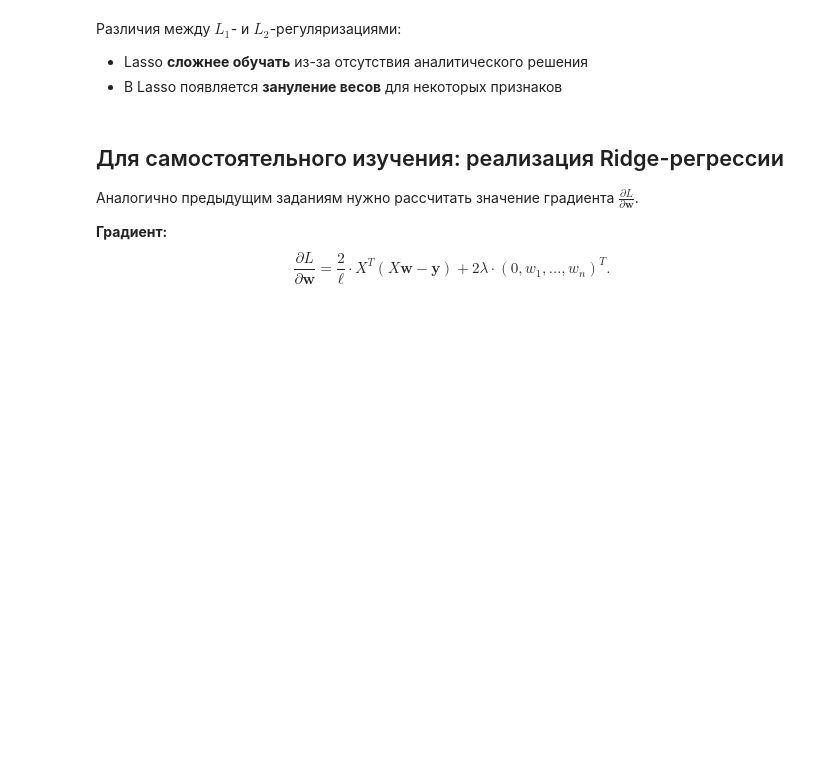
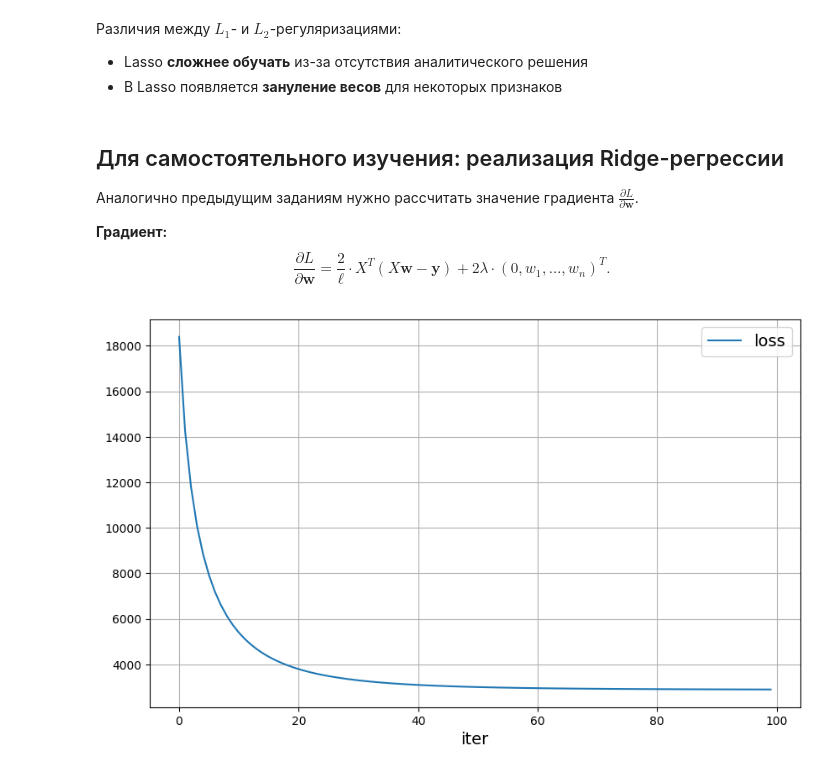
Before and after one commit to Feqqf/Machine_learning_colab, a Jupyter notebook: part_2_regularization.ipynb, the cells around one changed output. Drawn from its saved outputs; the diff is of its cells as text; code cells hidden in the pictures; blank space fills up the shorter version.

```diff
--- a/part_2_regularization.ipynb
+++ b/part_2_regularization.ipynb
@@ -418,3 +445,14 @@ class MyRidgeRegression(object):
         y_pred = X @ self.coef_ + self.intercept_
 
         return y_pred
+# %%
+model_1 = MyRidgeRegression(C=0.001)
+losses = model_1.fit(X_train_scaled, y_train)
+# %%
+plt.figure(figsize=(10,6))
+plt.plot(losses, label='loss')
+plt.legend(fontsize=14)
+plt.xlabel('iter', fontsize=14)
+plt.grid()
+# %% [output]
+[figure, added]
```
Also changed, not shown: parts of 7 cells of this notebook.
